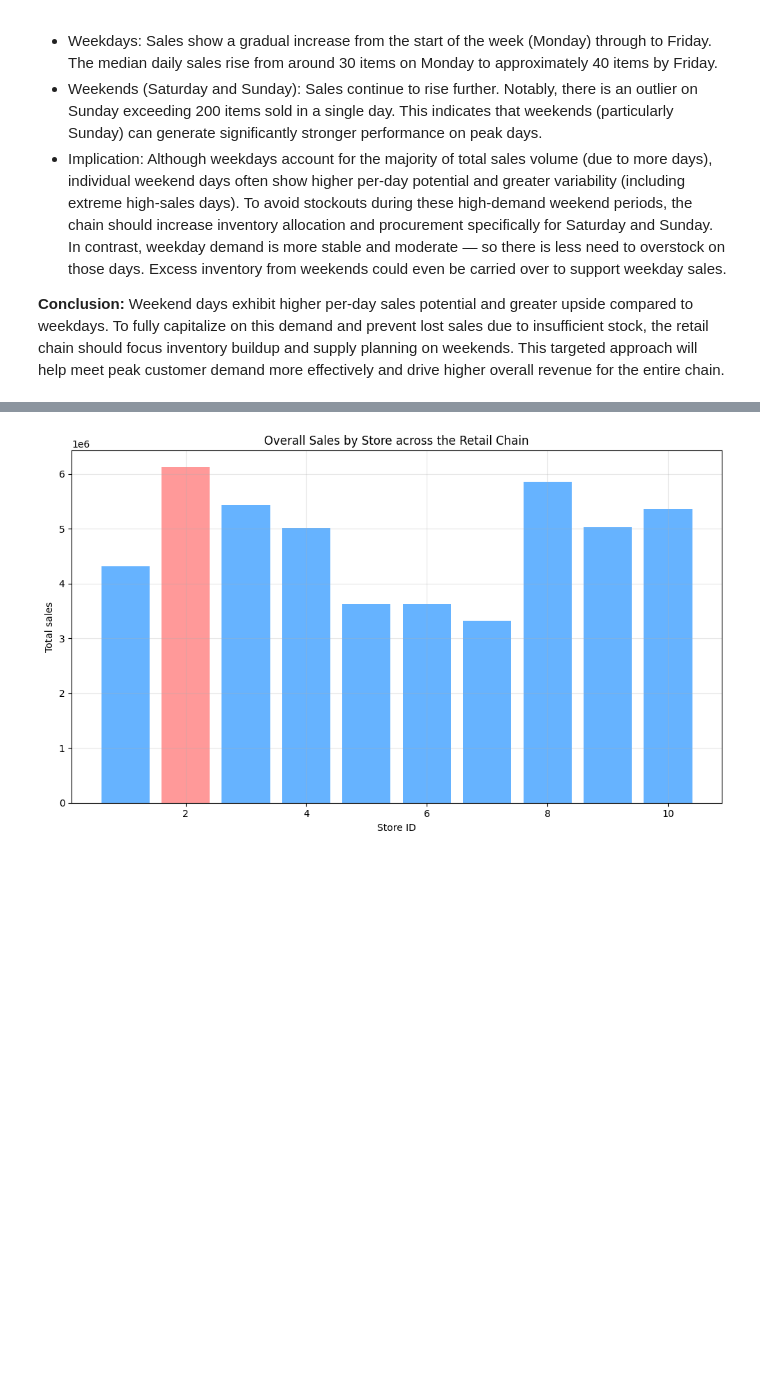
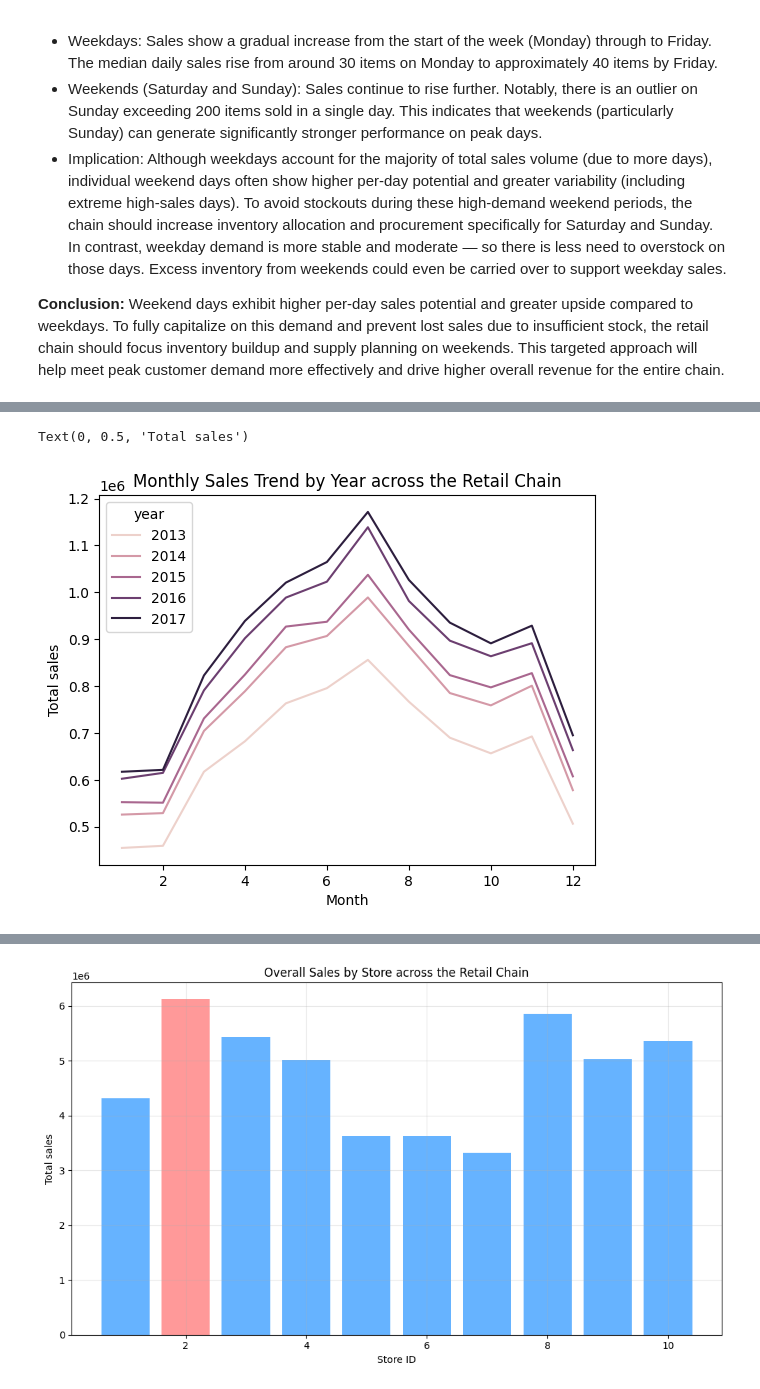
Before and after one commit to trhkimngan22/Inventory-Optimization-for-Retail-Chain, a Jupyter notebook: src/notebook.ipynb, the cells around one changed output, grey strips where cells are left out. Cells and saved outputs as stored; diff of their text form; code cells hidden in the pictures; blank space fills up the shorter version.

Commit message:
update data analysis section

```diff
--- a/src/notebook.ipynb
+++ b/src/notebook.ipynb
@@ -321,0 +354,8 @@ The pie chart above shows that overall sales volume is heavily concentrated on w
+# %%
+sns.lineplot(data=df.groupby(['year','month'])['sales'].sum().reset_index(), x='month', y='sales', hue='year')
+plt.title('Monthly Sales Trend by Year across the Retail Chain')
+plt.xlabel('Month')
+plt.ylabel('Total sales')
+# %% [output]
+Text(0, 0.5, 'Total sales')
+[figure, added]
```
Also changed, not shown: parts of 11 cells of this notebook, 2 other files.
